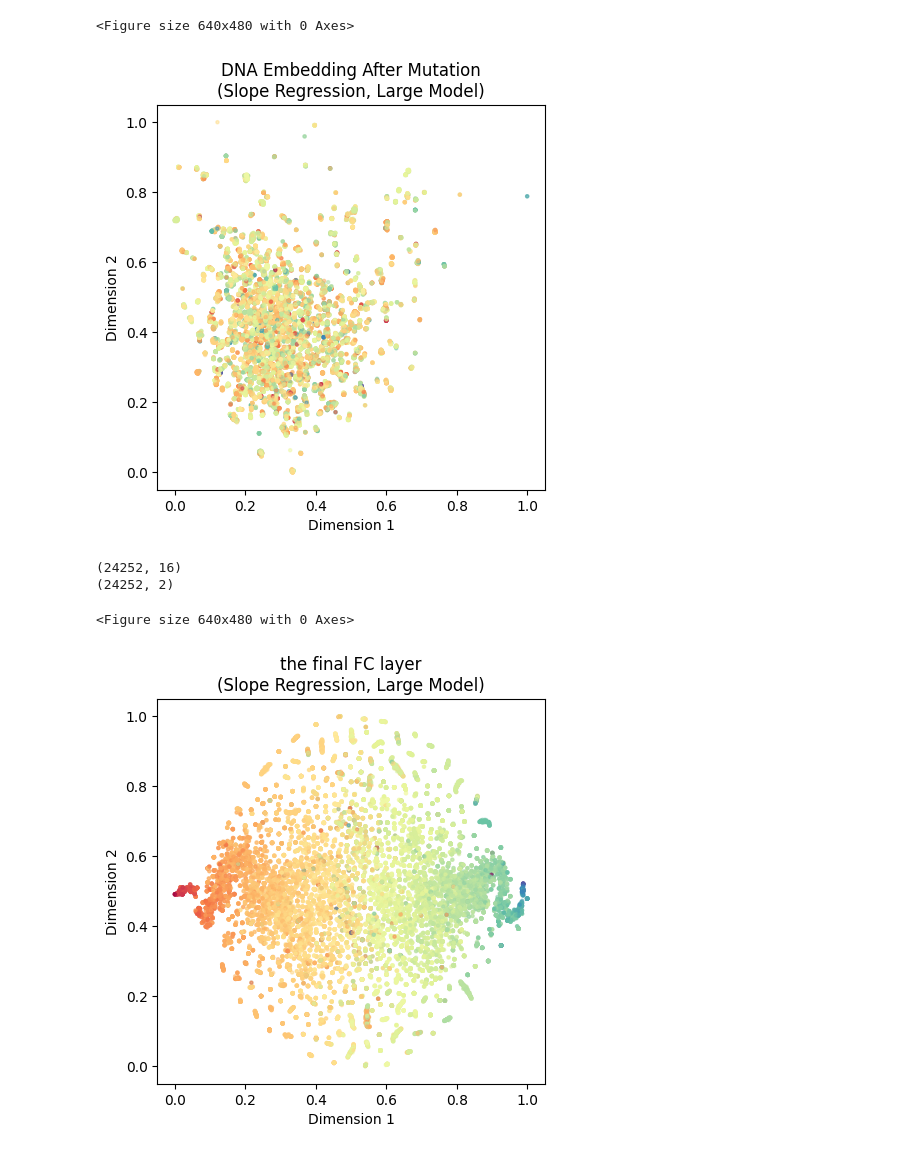
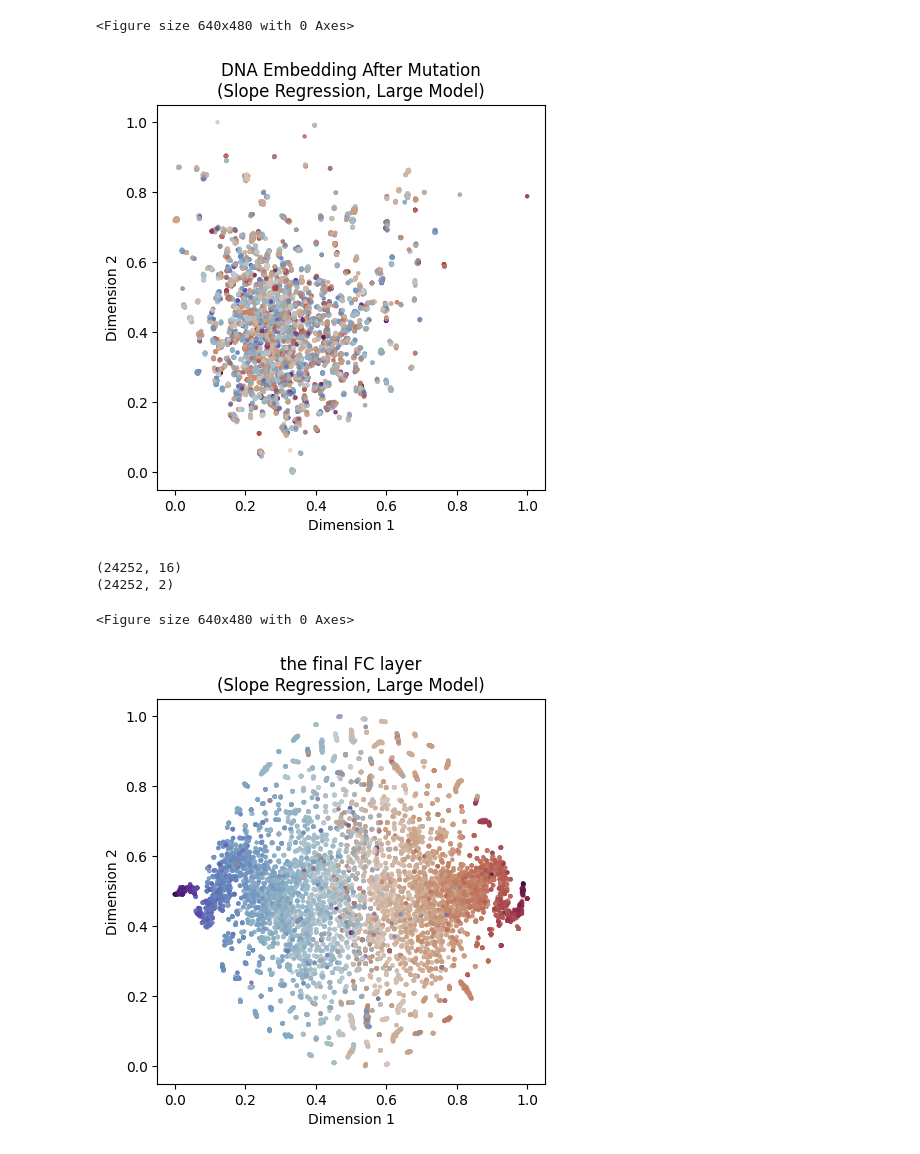
Before and after one commit to Liuzhe30/Methven, a Jupyter notebook: experiment/03-representation-visualization(slope-regression).ipynb, the cells around one changed output. Saved outputs shown, nothing was run; the diff lists cells and outputs as text; code cells hidden in the pictures.

```diff
--- a/experiment/03-representation-visualization(slope-regression).ipynb
+++ b/experiment/03-representation-visualization(slope-regression).ipynb
@@ -174,14 +174,14 @@ num = result.shape[0]
 ax = plt.subplots(figsize=(5,5))
 sizes = label
 
-plt.scatter(result[:,0], result[:,1], c=sizes, s=5, cmap='Spectral', alpha=0.5)
+plt.scatter(result[:,0], result[:,1], c=sizes, s=5, cmap='twilight_shifted', alpha=0.5)
 plt.xlabel('Dimension 1')
 plt.ylabel('Dimension 2')
 plt.title('DNA Embedding After Mutation\n(Slope Regression, Large Model)')
 plt.savefig('images/tsne/slope-input-large2.png',dpi=300, bbox_inches = 'tight')
 plt.show()
 # %% [output]
-[figure, old version]
+[figure, new version]
 # %%
 fig = plt.figure()
 tsne = TSNE(n_components=2, init='pca', random_state=0)
@@ -198,16 +198,16 @@ result = (result - x_min) / (x_max - x_min)
 # %%
 num = result.shape[0]
 ax = plt.subplots(figsize=(5,5))
 sizes = label
 
-plt.scatter(result[:,0], result[:,1], c=sizes, s=5, cmap='Spectral', alpha=0.5)
+plt.scatter(result[:,0], result[:,1], c=sizes, s=5, cmap='twilight_shifted', alpha=0.5)
 plt.xlabel('Dimension 1')
 plt.ylabel('Dimension 2')
 plt.title('the final FC layer\n(Slope Regression, Large Model)')
 plt.savefig('images/tsne/slope-output-large.png',dpi=300, bbox_inches = 'tight')
 plt.show()
 # %% [output]
-[figure, old version]
+[figure, new version]
 # %%
 num = result.shape[0]
 ax = plt.subplots(figsize=(5,5))
```
Also changed, not shown: parts of 5 cells of this notebook.
